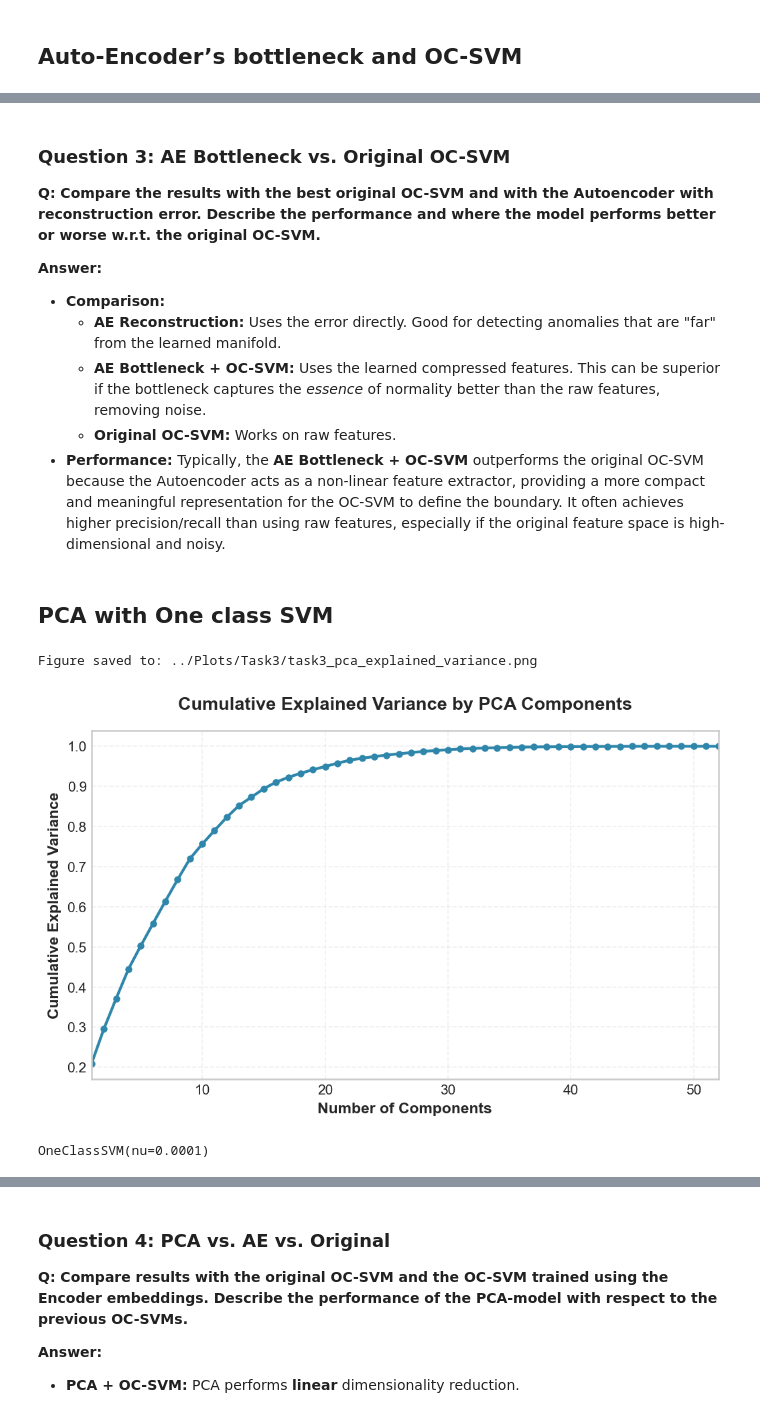
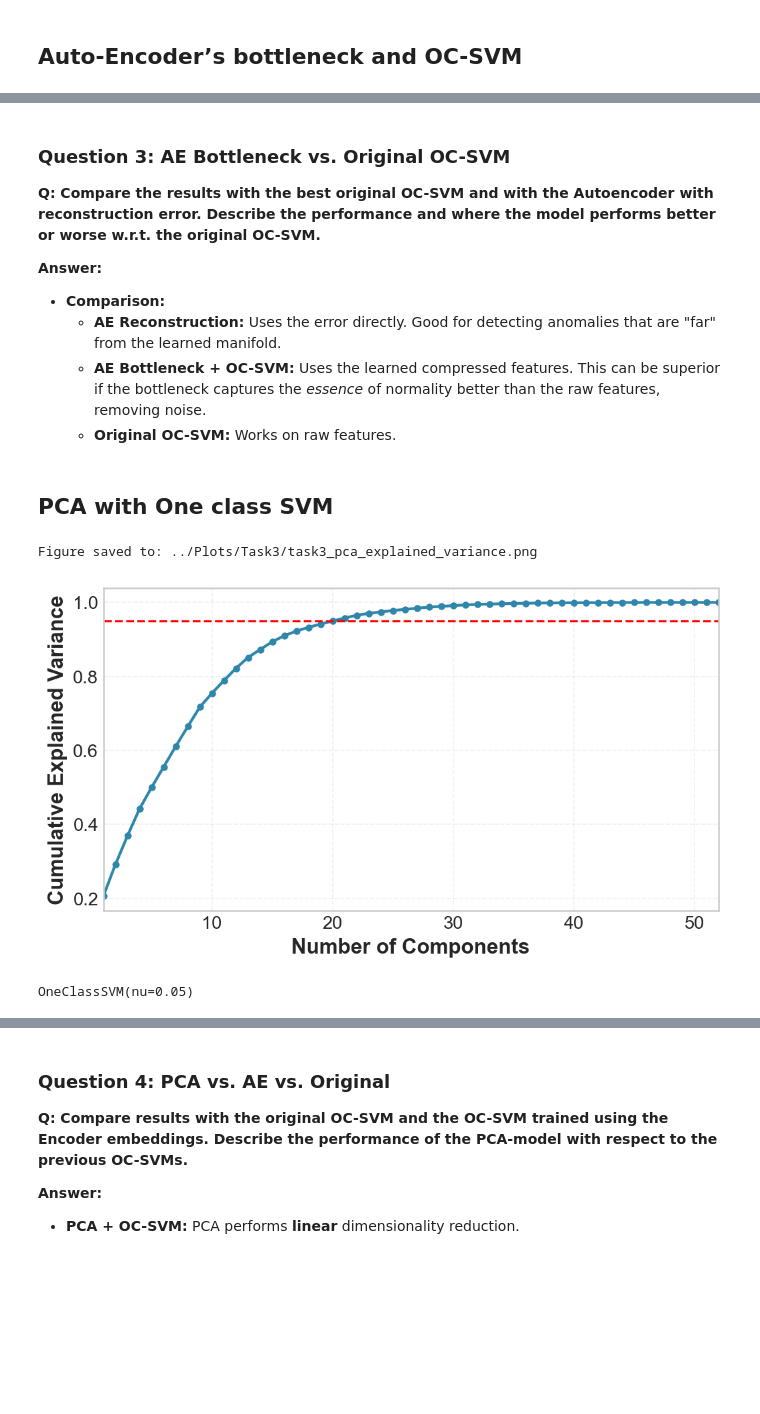
Before and after one commit to RenatoMignone/unsupervised-network-intrusion-detection, a Jupyter notebook: lab/notebooks/Task3.ipynb, the cells around one changed output, grey strips where cells are left out. Drawn from its saved outputs; the diff is of its cells as text; code cells hidden in the pictures; blank space fills up the shorter version.

```diff
--- a/lab/notebooks/Task3.ipynb
+++ b/lab/notebooks/Task3.ipynb
@@ -210,17 +198,15 @@ df_val = pd.read_csv('../data/preprocessed/val_preprocessed.csv')
 df_test = pd.read_csv('../data/preprocessed/test_preprocessed.csv')
 # %%
 df_train_normal_only = df_train[df_train["binary_label"]==0].copy()
-X_train_normal_only = df_train_normal_only.drop(columns=['label', 'binary_label'])
-y_train_normal_only = list(df_train_normal_only['binary_label'])
+X_full_train_normal_only = df_train_normal_only.drop(columns=['label', 'binary_label'])
+y_full_train_normal_only = list(df_train_normal_only['binary_label'])
+
+X_train_normal_only, X_val, y_train_normal_only, y_val = train_test_split(X_full_train_normal_only, y_full_train_normal_only, test_size=0.2, random_state=42)
 
 X_train = df_train.drop(columns=['label', 'binary_label'])
 y_original_train = list(df_train['label'])
 y_train = list(df_train['binary_label'])
 
-X_val = df_val.drop(columns=['label', 'binary_label'])
-y_original_val = list(df_val['label'])
-y_val = list(df_val['binary_label'])
-
 X_test = df_test.drop(columns=['label', 'binary_label'])
 y_original_test = list(df_test['label'])
 y_test = list(df_test['binary_label'])
@@ -1024,11 +946,10 @@ Figure saved to: ../Plots/Task3/task3_ocsvm_bottleneck_confusion_matrices.png
     - **AE Reconstruction:** Uses the error directly. Good for detecting anomalies that are "far" from the learned manifold.
     - **AE Bottleneck + OC-SVM:** Uses the learned compressed features. This can be superior if the bottleneck captures the *essence* of normality better than the raw features, removing noise.
     - **Original OC-SVM:** Works on raw features.
-- **Performance:** Typically, the **AE Bottleneck + OC-SVM** outperforms the original OC-SVM because the Autoencoder acts as a non-linear feature extractor, providing a more compact and meaningful representation for the OC-SVM to define the boundary. It often achieves higher precision/recall than using raw features, especially if the original feature space is high-dimensional and noisy.
 # %% [markdown]
 ## PCA with One class SVM
 # %%
-def plot_pca(df,y_train):
+def plot_pca(df):
 
     # -----------------------------
     # 1. EXPLAINED VARIANCE PLOT
@@ -1038,15 +959,17 @@ def plot_pca(df,y_train):
     pca_full = PCA().fit(df)
 
     # Plot explained variance ratio
-    plt.figure(figsize=(7, 4.5))
+    plt.figure(figsize=(7, 4))
 
     x = [i+1 for i in range(len(pca_full.explained_variance_ratio_))]
     y = np.cumsum(pca_full.explained_variance_ratio_)
     plt.plot(x, y, marker='o', linewidth=2, markersize=4, color='#2E86AB')
-    plt.title('Cumulative Explained Variance by PCA Components', pad=15)
-    plt.xlabel('Number of Components')
-    plt.ylabel('Cumulative Explained Variance')
+    #plt.title('Cumulative Explained Variance by PCA Components', pad=15)
+    plt.xlabel('Number of Components', fontsize=15)
+    plt.ylabel('Cumulative Explained Variance', fontsize=15)
     plt.xlim(1,len(pca_full.explained_variance_ratio_))
+    plt.axhline(y=0.95, color='r', linestyle='--')
+    plt.tick_params(labelsize=13)
     plt.grid(True, alpha=0.3, linestyle='--')
     plt.tight_layout()
     save_figure_for_report('task3_pca_explained_variance.png')
@@ -1056,8 +979,8 @@ def plot_pca(df,y_train):
     return
 # %%
 ## Plot PCA To understand how many components we need to reppresent the variability of the dataset
-plot_pca(X_train_normal_only,y_train_normal_only)
+plot_pca(X_full_train_normal_only)
 # %% [output]
 Figure saved to: ../Plots/Task3/task3_pca_explained_variance.png
-[figure, old version]
+[figure, new version]
 # %%
@@ -1071,10 +994,10 @@ X_test_pca = pca.transform(X_test)
 # %%
 # === 1. Fit One-Class SVM ===
 # Assume X_train is your input data (numpy array or DataFrame with features only)
-ocsvm = OneClassSVM(kernel='rbf', gamma='scale', nu=0.0001)  # nu = estimated anomaly proportion
+ocsvm = OneClassSVM(kernel='rbf', gamma='scale', nu=0.05)  # nu = estimated anomaly proportion
 ocsvm.fit(X_train_normal_pca)
 # %% [output]
-OneClassSVM(nu=0.0001)
+OneClassSVM(nu=0.05)
 # %%
 # === 2. Inference ===6
 # Predict returns 1 for inliers, -1 for outliers
```
Also changed, not shown: parts of 32 cells of this notebook, 26 other files.
